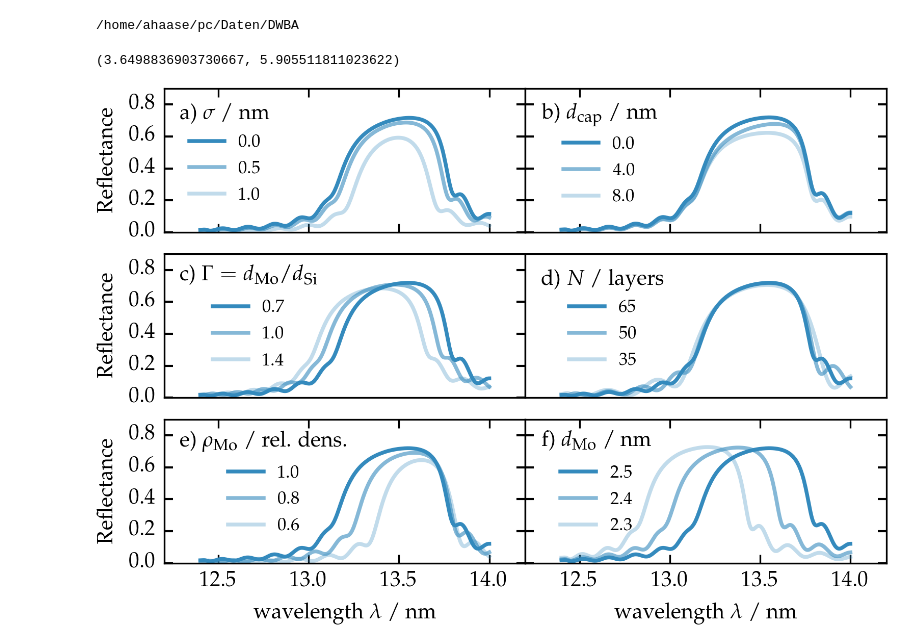
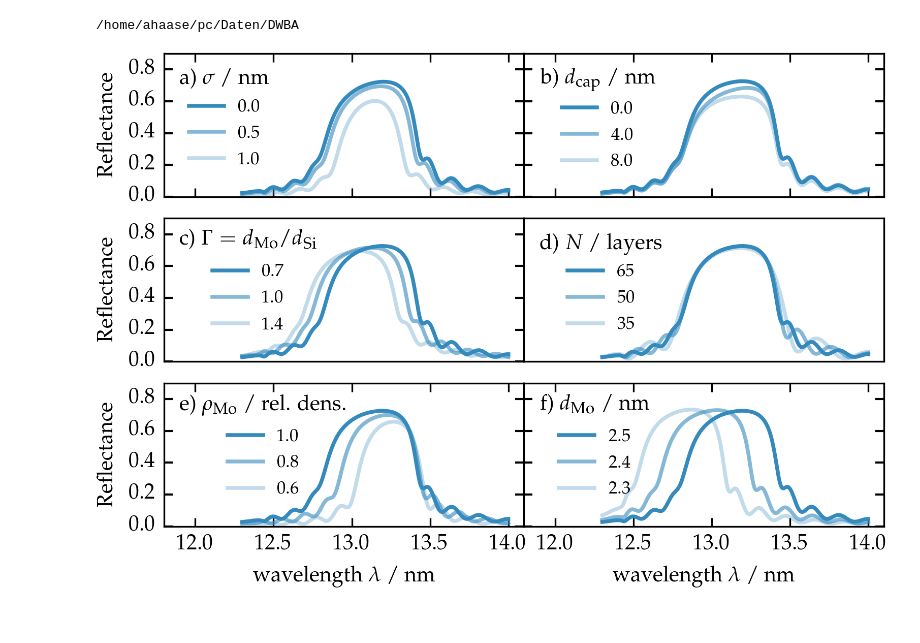
Before and after one commit to awhaase/thesis, a Jupyter notebook: material/Thesis_Sim_Mo_C_Si_B4C.ipynb, the cells around one changed output. Saved outputs shown, nothing was run; the diff lists cells and outputs as text; code cells hidden in the pictures; blank space fills up the shorter version.

Commit message:
Plot of PTB17 reflectance at AOI 15 in specular chapter

```diff
--- a/material/Thesis_Sim_Mo_C_Si_B4C.ipynb
+++ b/material/Thesis_Sim_Mo_C_Si_B4C.ipynb
@@ -22,7 +22,7 @@ def eval_xrr(p, wls):
     densities = [d_C,d_si,d_b4c,d_mo]
     capdensities = [d_si,d_si,d_b4c,d_mo]
     #sigma = s_si
-    euv_h = reflectivity.xrr(6.75,
+    euv_h = reflectivity.xrr(15.0,
                      wls,
                      stack,
                      henkes,
@@ -35,10 +35,6 @@ def eval_xrr(p, wls):
     euv = euv_h
 
     return euv
-# %%
-fig_golden_ratio(15)[::-1]
-# %% [output]
-(3.6498836903730667, 5.905511811023622)
 # %%
 fig = plt.figure(figsize=fig_golden_ratio(15))
 gs =  gridspec.GridSpec(3,2)
@@ -51,12 +47,12 @@ ax4 = fig.add_subplot(gs[2,1])
 ax5 = fig.add_subplot(gs[1,0])
 ax6 = fig.add_subplot(gs[1,1])
 
-ax1.set_xlim((12.2,14.2))
-ax2.set_xlim((12.2,14.2))
-ax3.set_xlim((12.2,14.2))
-ax4.set_xlim((12.2,14.2))
-ax5.set_xlim((12.2,14.2))
-ax6.set_xlim((12.2,14.2))
+ax1.set_xlim((11.8,14.1))
+ax2.set_xlim((11.8,14.1))
+ax3.set_xlim((11.8,14.1))
+ax4.set_xlim((11.8,14.1))
+ax5.set_xlim((11.8,14.1))
+ax6.set_xlim((11.8,14.1))
 
 ax1.set_ylim((0.0,0.9))
 ax2.set_ylim((0.0,0.9))
@@ -85,7 +81,7 @@ ax6.set_yticks((0.0,0.2,0.4,0.6,0.8))
 
 
 
-wl = np.linspace(12.4, 14.0, 400)
+wl = np.linspace(12.3, 14.0, 400)
 p = [0.0, #c_cap, 0
     1.0, #c_cd,   1
     2.0, #sio2,   2
@@ -138,31 +134,31 @@ ax4.legend(title="f) $d_\mathrm{Mo}$ / nm",loc=2)
 p[4] = 2.5
 
 p[3] = 3.5
 p[4] = 2.5
 ax5.plot(wl,eval_xrr(p, wl), color=fit_color, label="$0.7$")
 p[3] = 3.0
 p[4] = 3.0
 ax5.plot(wl,eval_xrr(p, wl), color=fit_color, label="$1.0$", alpha=0.6)
 p[3] = 2.5
 p[4] = 3.5
 ax5.plot(wl,eval_xrr(p, wl), color=fit_color, label=str(3.5/2.5), alpha=0.3)
 ax5.legend(title="c) $\\Gamma = d_\mathrm{Mo}/d_\mathrm{Si}$",loc=2)
 p[3] = 3.5
 p[4] = 2.5
 ax5.set_xticks(())
 
 p[12] = 65
 ax6.plot(wl,eval_xrr(p, wl), color=fit_color, label="$65$")
 p[12] = 50
 ax6.plot(wl,eval_xrr(p, wl), color=fit_color, label="$50$", alpha=0.6)
 p[12] = 35
 ax6.plot(wl,eval_xrr(p, wl), color=fit_color, label="$35$", alpha=0.3)
 ax6.legend(title="d) $N$ / layers",loc=2)
 p[12] = 65
 ax6.set_xticks(())
 ax6.set_yticks(())
 
 fig.savefig("/home/ahaase/Dropbox/PTB/Dissertation/thesis/img/parameter_influence.pdf")
 fig
 # %% [output]
-[figure, old version]
+[figure, new version]
```
Also changed, not shown: parts of 2 cells of this notebook, 3 other files.
